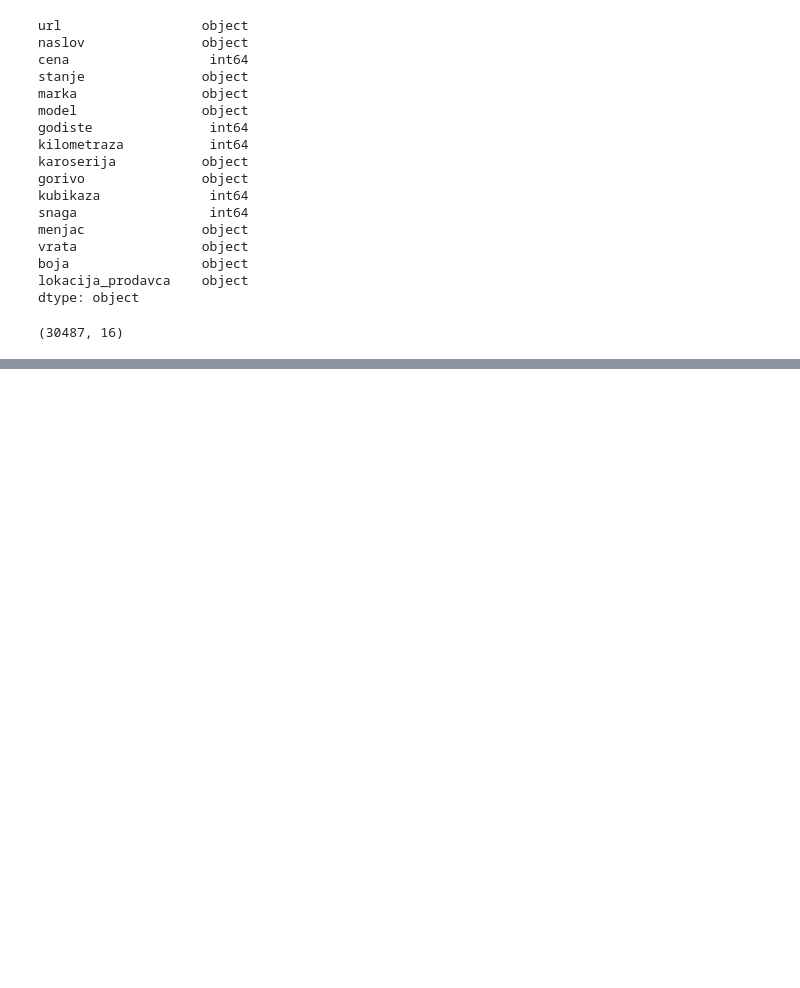
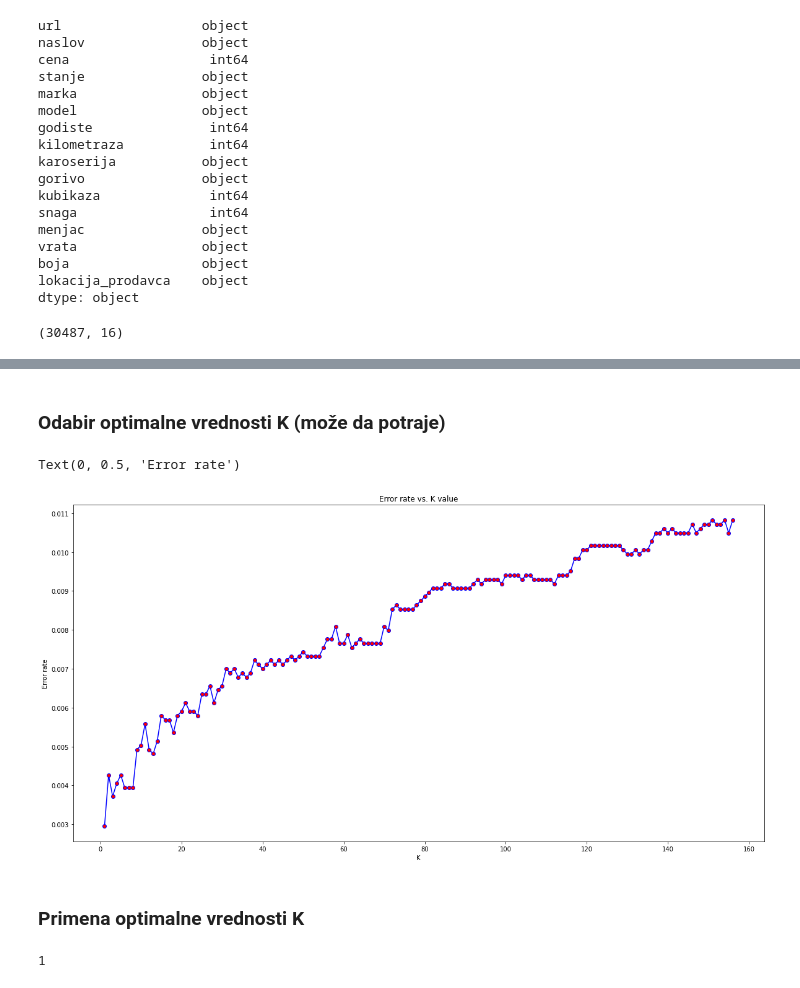
Before and after one commit to fishsalad183/ETF-PSZ, a Jupyter notebook: zadatak5_klasifikacija.ipynb, the cells around one changed output, grey strips where cells are left out. Drawn from its saved outputs; the diff is of its cells as text; code cells hidden in the pictures; blank space fills up the shorter version.

```diff
--- a/zadatak5_klasifikacija.ipynb
+++ b/zadatak5_klasifikacija.ipynb
@@ -183,0 +180,4 @@ df
+# %%
+from sklearn.model_selection import train_test_split
+
+xtrain, xtest, ytrain, ytest = train_test_split(df_for_training, df['cenovni_opseg'], test_size=0.30, random_state=183)
@@ -183,0 +188,4 @@ df
+# %%
+K = KNN.compute_k(xtrain.shape[0])
+
+K
@@ -183,0 +194,6 @@ df
+# %%
+from sklearn.neighbors import KNeighborsClassifier
+
+knn = KNeighborsClassifier(n_neighbors=K)
+knn.fit(xtrain, ytrain)
+pred = knn.predict(xtest)
@@ -183,0 +223,28 @@ df
+# %% [markdown]
+### Odabir optimalne vrednosti K (može da potraje)
+# %%
+K_min, K_max = 1, K + 10
+error_rate = []
+
+for i in range(K_min, K_max):
+    knn_i = KNeighborsClassifier(n_neighbors=i)
+    knn_i.fit(xtrain, ytrain)
+    pred_i = knn_i.predict(xtest)
+    error_rate.append(np.mean(pred_i != ytest)) # pred_i != ytest returns a list of bool values, whose mean is calculated by turning every True into 1 and False into 0
+# %%
+# Draw plot
+plt.figure(figsize=(20, 10))
+plt.plot(range(K_min, K_max), error_rate, color='blue', marker='o', markerfacecolor='red', markersize=6)
+plt.title('Error rate vs. K value')
+plt.xlabel('K')
+plt.ylabel('Error rate')
+# %% [output]
+Text(0, 0.5, 'Error rate')
+[figure, added]
+# %% [markdown]
+### Primena optimalne vrednosti K
+# %%
+K_optimal = len(error_rate) - error_rate[::-1].index(min(error_rate)) # largest value of K for which the error rate is minimal
+K_optimal
+# %% [output]
+1
```
Also changed, not shown: parts of 17 cells of this notebook, 1 other file.
